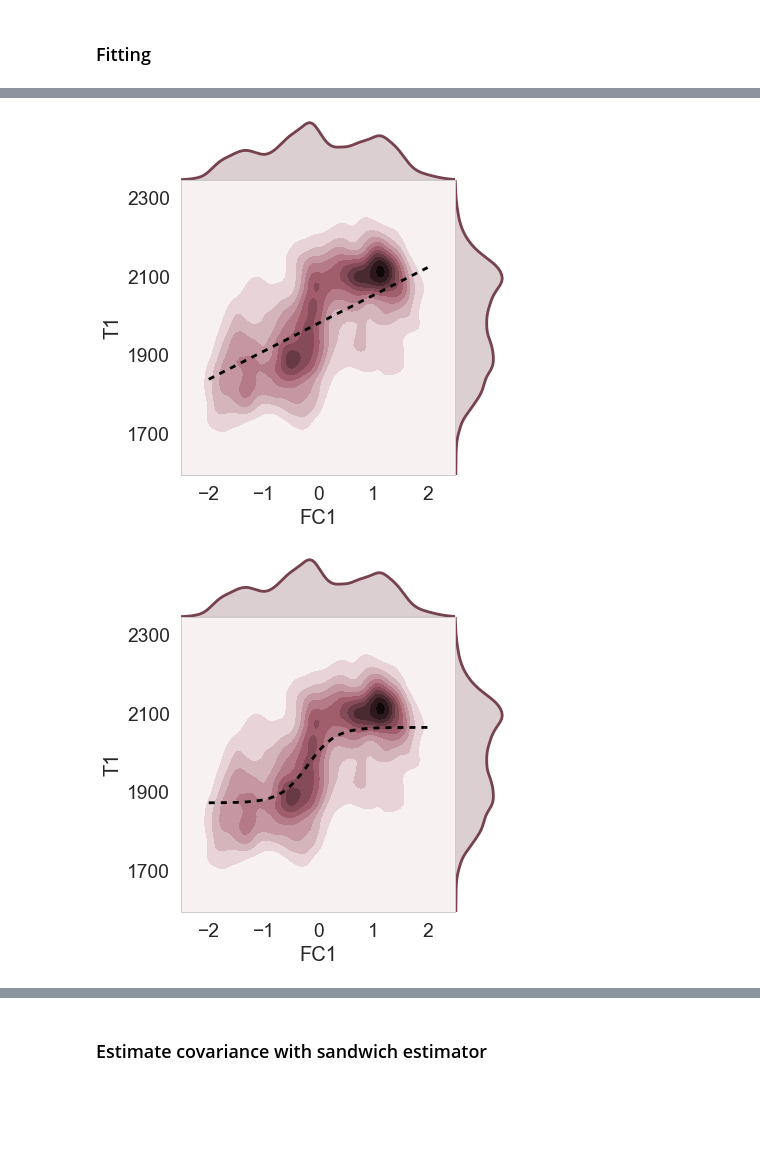
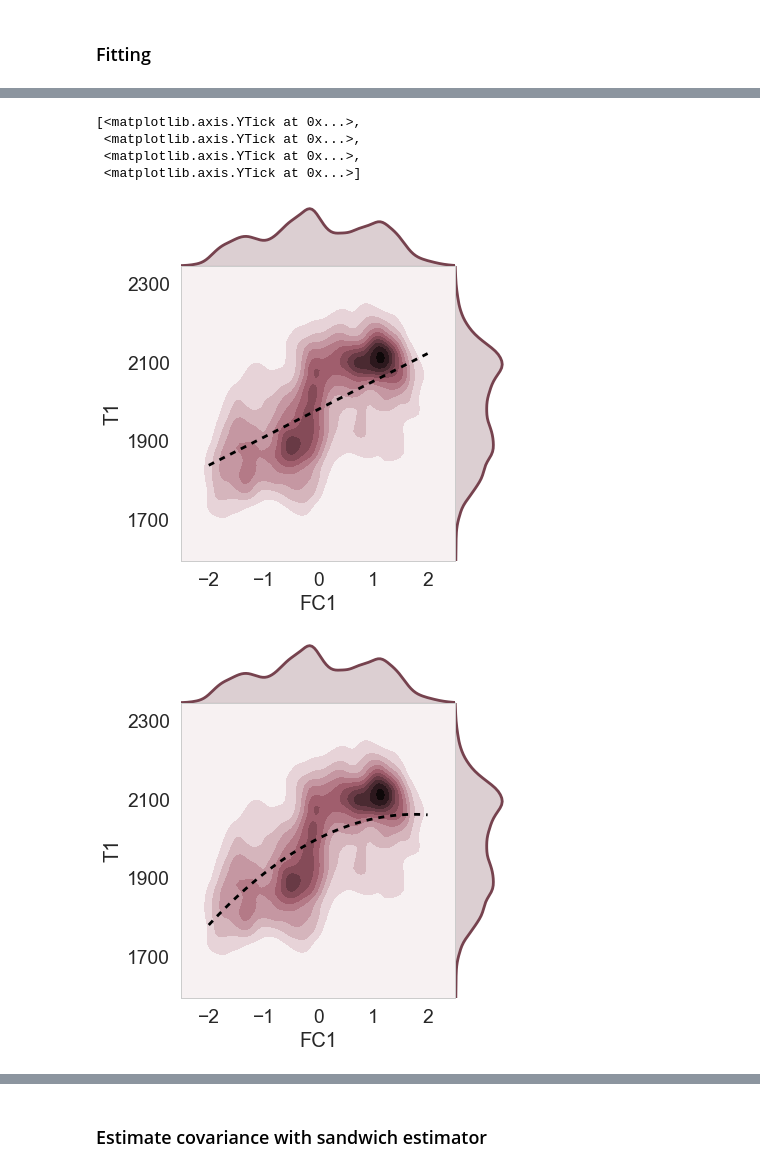
Before and after one commit to juhuntenburg/myelinconnect, a Jupyter notebook: notebooks/Nonlinear_fit.ipynb, the cells around one changed output, grey strips where cells are left out. Drawn from its saved outputs; the diff is of its cells as text; code cells hidden in the pictures; blank space fills up the shorter version.

```diff
--- a/notebooks/Nonlinear_fit.ipynb
+++ b/notebooks/Nonlinear_fit.ipynb
@@ -57,6 +57,9 @@ def linear(x, b0, b1):
 # %%
 def sigmoid(x, height, theta, xshift, yshift):
     return height / (1. + np.exp(-theta*(x-xshift))) + yshift
+# %%
+def polynomial_2(xs, b0, b1, b2):
+    return b0 + b1*xs + b2*xs**2
 # %%
 def polynomial_3(xs, b0, b1, b2, b3):
     return b0 + b1*xs + b2*xs**2 + b3*xs**3
@@ -75,6 +78,11 @@ fitted_parms_lin, _ = curve_fit(linear, xdata, ydata)
 predicted_ys_lin = linear(x, *fitted_parms_lin)
 predicted_T1_line_lin = predicted_ys_lin*np.std(T1)+np.mean(T1)
 predicted_T1_lin = linear(FC1, *fitted_parms_lin)*np.std(T1)+np.mean(T1)
+# %%
+fitted_parms_poly2, _ = curve_fit(polynomial_2, xdata, ydata)
+predicted_ys_poly2 = polynomial_2(x, *fitted_parms_poly2)
+predicted_T1_line_poly2 = predicted_ys_poly2*np.std(T1)+np.mean(T1)
+predicted_T1_poly2 = polynomial_2(FC1, *fitted_parms_poly2)*np.std(T1)+np.mean(T1)
 # %%
 fitted_parms_sigmoid, _ = curve_fit(sigmoid, xdata, ydata)
 predicted_ys_sigmoid = sigmoid(x, *fitted_parms_sigmoid)
@@ -117,46 +126,65 @@ xlim = (-2.5, 2.5)
 ylim = (1600, 2350)
 yticks = [1700, 1900,2100, 2300]
 scatter_color = sns.xkcd_rgb['brownish purple']
+levels = 10
 
 fig = sns.jointplot(FC1,
                     T1,
                     stat_func=None,space=0,ylim=ylim,xlim=xlim,
-                    kind="kde", size=6, color=scatter_color)
+                    kind="kde", size=6, color=scatter_color, n_levels=levels)
 fig.ax_joint.plot(x, predicted_T1_line_lin, 'k--')
 fig.set_axis_labels('FC1', 'T1', fontsize=20)
 fig.ax_joint.set_yticks(yticks);
+#fig.savefig('/scr/ilz3/myelinconnect/new_groupavg/pics/manuscript/s1_lin.png')
 
 fig = sns.jointplot(FC1,
                     T1,
                     stat_func=None,space=0,ylim=ylim,xlim=xlim,
-                    kind="kde", size=6, color=scatter_color)
-fig.ax_joint.plot(x, predicted_T1_line_sig, 'k--')
+                    kind="kde", size=6, color=scatter_color, n_levels=levels)
+fig.ax_joint.plot(x, predicted_T1_line_poly2, 'k--')
 fig.set_axis_labels('FC1', 'T1', fontsize=20)
 fig.ax_joint.set_yticks(yticks);
+#fig.savefig('/scr/ilz3/myelinconnect/new_groupavg/pics/manuscript/s1_poly2.png')
 
 fig = sns.jointplot(FC1,
                     T1,
                     stat_func=None,space=0,ylim=ylim,xlim=xlim,
-                    kind="kde", size=6, color=scatter_color)
-fig.ax_joint.plot(x, predicted_T1_line_poly3, 'k--')
+                    kind="kde", size=6, color=scatter_color, n_levels=levels)
+fig.ax_joint.plot(x, predicted_T1_line_sig, 'k--')
 fig.set_axis_labels('FC1', 'T1', fontsize=20)
 fig.ax_joint.set_yticks(yticks);
+#fig.savefig('/scr/ilz3/myelinconnect/new_groupavg/pics/manuscript/s1_sig.png')
 
 fig = sns.jointplot(FC1,
                     T1,
                     stat_func=None,space=0,ylim=ylim,xlim=xlim,
-                    kind="kde", size=6, color=scatter_color)
-fig.ax_joint.plot(x, predicted_T1_line_poly4, 'k--')
+                    kind="kde", size=6, color=scatter_color, n_levels=levels)
+fig.ax_joint.plot(x, predicted_T1_line_poly3, 'k--')
 fig.set_axis_labels('FC1', 'T1', fontsize=20)
 fig.ax_joint.set_yticks(yticks);
+#fig.savefig('/scr/ilz3/myelinconnect/new_groupavg/pics/manuscript/s1_poly3.png')
 
 fig = sns.jointplot(FC1,
                     T1,
                     stat_func=None,space=0,ylim=ylim,xlim=xlim,
-                    kind="kde", size=6, color=scatter_color)
+                    kind="kde", size=6, color=scatter_color, n_levels=levels)
+fig.ax_joint.plot(x, predicted_T1_line_poly4, 'k--')
+fig.set_axis_labels('FC1', 'T1', fontsize=20)
+fig.ax_joint.set_yticks(yticks);
+#fig.savefig('/scr/ilz3/myelinconnect/new_groupavg/pics/manuscript/s1_poly4.png')
+
+fig = sns.jointplot(FC1,
+                    T1,
+                    stat_func=None,space=0,ylim=ylim,xlim=xlim,
+                    kind="kde", size=6, color=scatter_color, n_levels=levels)
 fig.ax_joint.plot(x, predicted_T1_line_poly5, 'k--')
 fig.set_axis_labels('FC1', 'T1', fontsize=20)
 fig.ax_joint.set_yticks(yticks);
+#fig.savefig('/scr/ilz3/myelinconnect/new_groupavg/pics/manuscript/s1_poly5.png')
 # %% [output]
+[<matplotlib.axis.YTick at 0x...>,
+ <matplotlib.axis.YTick at 0x...>,
+ <matplotlib.axis.YTick at 0x...>,
+ <matplotlib.axis.YTick at 0x...>]
 [figure]
-[figure, old version]
+[figure, new version]
```
Also changed, not shown: parts of 15 cells of this notebook.
